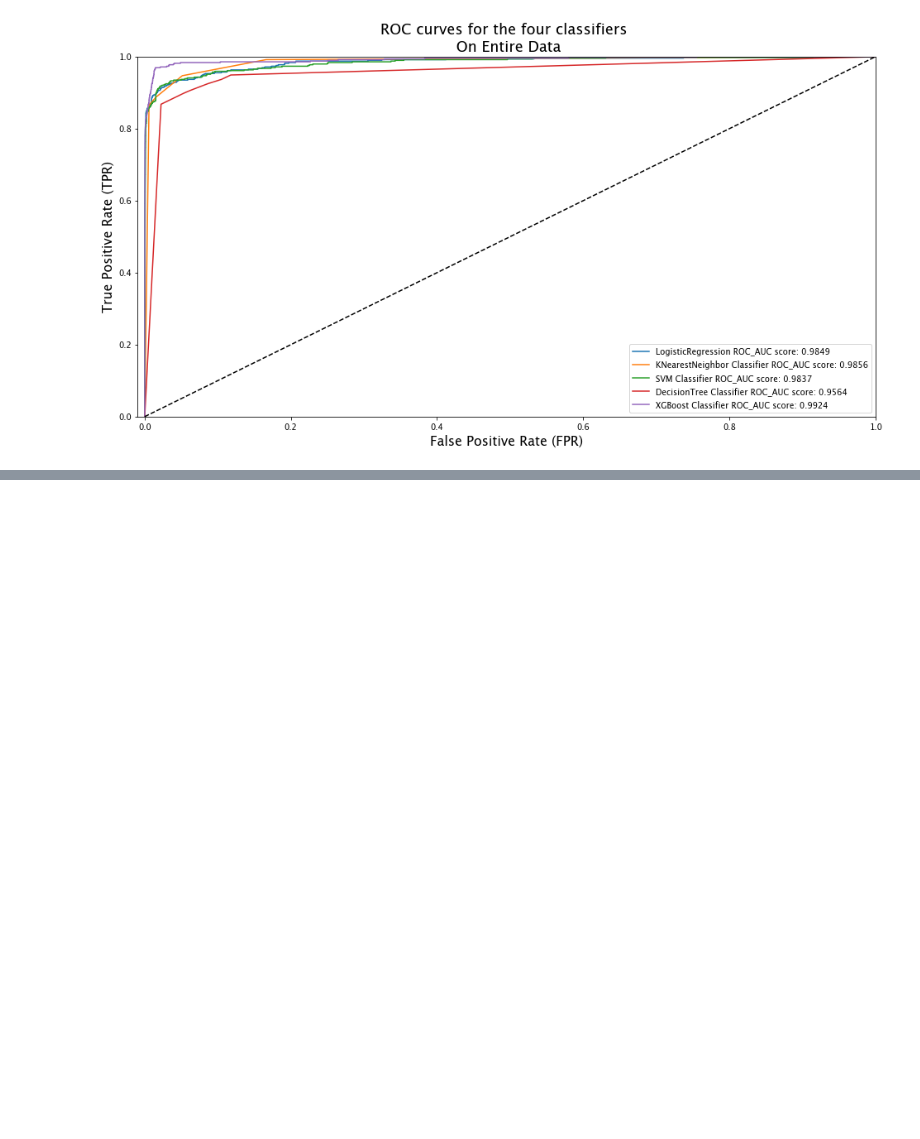
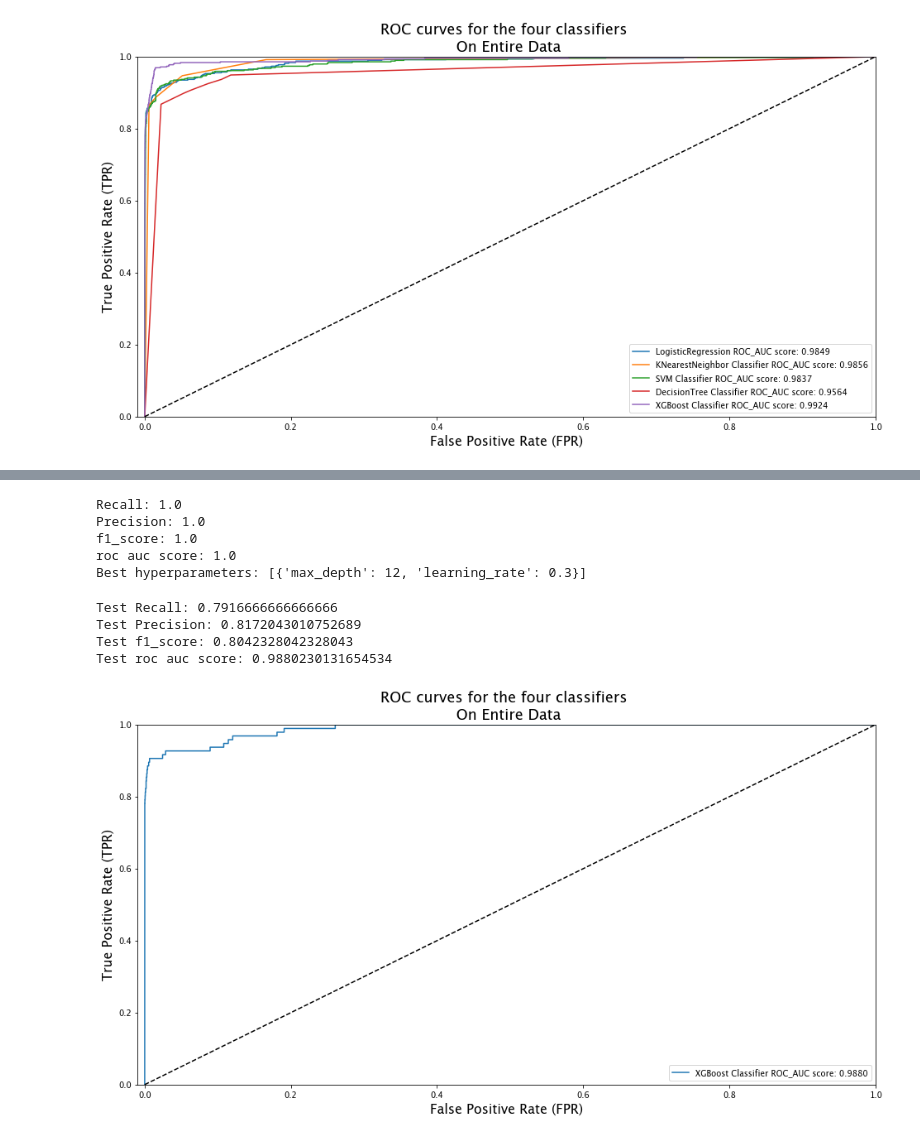
Before and after one commit to vspvikram/Fraud-Detection-And-Analysis, a Jupyter notebook: fraud_detection.ipynb, the cells around one changed output, grey strips where cells are left out. Drawn from its saved outputs; the diff is of its cells as text; code cells hidden in the pictures; blank space fills up the shorter version.

```diff
--- a/fraud_detection.ipynb
+++ b/fraud_detection.ipynb
@@ -750,0 +754,17 @@ As we can see from the above results, that XGBoost Classifier is generalizing th
+# %%
+data = pd.read_csv("./data/creditcard.csv")
+data = data.sample(frac=1)
+# %%
+# data preprocessing
+data[["Amount"]] = amount_scaler.transform(data[["Amount"]])
+data[["Time"]] = time_scaler.transform(data[["Time"]])
+data = data.reset_index(drop=True)
+# %%
+
+X = data.drop(["Class"], axis=1)
+y = data["Class"]
+
+X_train_orig, X_test, y_train_orig, y_test = train_test_split(X, y, test_size=0.2, random_state=42)
+
+print("The fraction of fraud transactions in Train set is: {0:.2f}%".format(100*y_train_orig.value_counts()[1]/y_train_orig.shape[0]))
+print("The fraction of fraud transactions in test set is: {0:.2f}%".format(100*y_test.value_counts()[1]/y_test.shape[0]))
@@ -750,0 +821,47 @@ As we can see from the above results, that XGBoost Classifier is generalizing th
+# %%
+print("Recall: {}".format(recall_))
+print("Precision: {}".format(precesion_))
+print("f1_score: {}".format(f1_score_))
+print("roc auc score: {}".format(auc_score_))
+print("Best hyperparameters: {}".format(best_params))
+#Best hyperparameters: [{'max_depth': 12, 'learning_rate': 0.3}]
+# %% [output]
+Recall: 1.0
+Precision: 1.0
+f1_score: 1.0
+roc auc score: 1.0
+Best hyperparameters: [{'max_depth': 12, 'learning_rate': 0.3}]
+# %%
+# on test set
+test_preds = best_estimator.predict(X_test)
+test_preds_probs = best_estimator.predict_proba(X_test)[:,1]
+test_f1_score_ = f1_score(y_test, test_preds)
+test_recall_ = recall_score(y_test, test_preds)
+test_precesion_ = precision_score(y_test, test_preds)
+test_auc_score_ = roc_auc_score(y_test, test_preds_probs)
+
+print("Test Recall: {}".format(test_recall_))
+print("Test Precision: {}".format(test_precesion_))
+print("Test f1_score: {}".format(test_f1_score_))
+print("Test roc auc score: {}".format(test_auc_score_))
+# %% [output]
+Test Recall: 0.7916666666666666
+Test Precision: 0.8172043010752689
+Test f1_score: 0.8042328042328043
+Test roc auc score: 0.9880230131654534
+# %%
+y_pred_test_prob = best_estimator.predict_proba(X_test)[:,1]
+xgb_fpr, xgb_tpr, xgb_threshold = roc_curve(y_test, y_pred_test_prob)
+
+plt.figure(figsize=(16, 8))
+plt.title("ROC curves for the four classifiers \n On Entire Data", fontsize=18)
+
+plt.plot(xgb_fpr, xgb_tpr, label="XGBoost Classifier ROC_AUC score: {0:.4f}".format(roc_auc_score(y_test, y_pred_test_prob)))
+plt.plot([0,1], [0,1], 'k--')
+plt.axis([-0.01, 1, 0, 1])
+plt.xlabel("False Positive Rate (FPR)", fontsize=16)
+plt.ylabel("True Positive Rate (TPR)", fontsize=16)
+plt.legend()
+plt.show()
+# %% [output]
+[figure, added]
```
Also changed, not shown: parts of 8 cells of this notebook.
